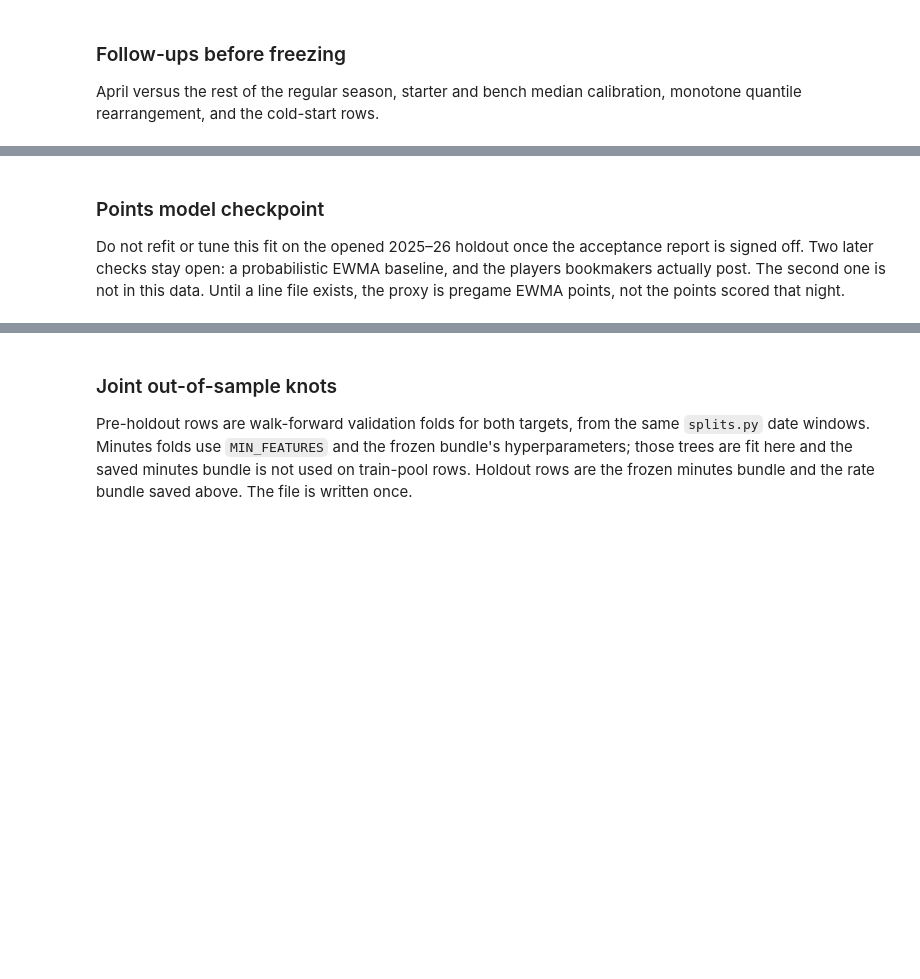
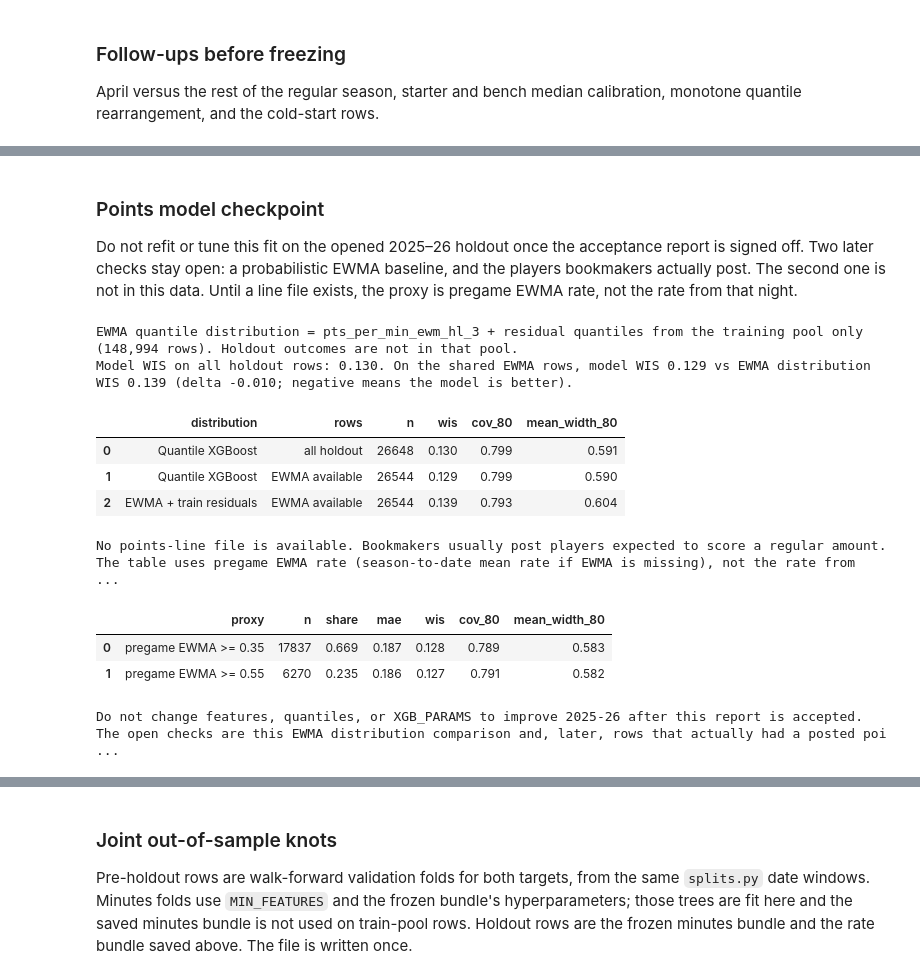
Before and after one commit to spon7ge/sports-quantitative-analysis, a Jupyter notebook: notebooks/nba/points/pts_nba_model.ipynb, the cells around one changed output, grey strips where cells are left out. Cells and saved outputs as stored; diff of their text form; code cells hidden in the pictures; blank space fills up the shorter version.

```diff
--- a/notebooks/nba/points/pts_nba_model.ipynb
+++ b/notebooks/nba/points/pts_nba_model.ipynb
@@ -888,18 +1248,18 @@ preds_ho_live = fallback_q
 # %% [markdown]
 ### Points model checkpoint
 
-Do not refit or tune this fit on the opened 2025–26 holdout once the acceptance report is signed off. Two later checks stay open: a probabilistic EWMA baseline, and the players bookmakers actually post. The second one is not in this data. Until a line file exists, the proxy is pregame EWMA points, not the points scored that night.
+Do not refit or tune this fit on the opened 2025–26 holdout once the acceptance report is signed off. Two later checks stay open: a probabilistic EWMA baseline, and the players bookmakers actually post. The second one is not in this data. Until a line file exists, the proxy is pregame EWMA rate, not the rate from that night.
 # %%
-LINE_PROXY_CUTOFFS = (10, 20)
+LINE_PROXY_CUTOFFS = (0.35, 0.55)
 
-train_y = ppm_df["pts"].to_numpy(dtype=float)
-train_ewma = ppm_df["pts_ewm_hl_3"].to_numpy(dtype=float)
+train_y = ppm_df[TARGET_COL].to_numpy(dtype=float)
+train_ewma = ppm_df["pts_per_min_ewm_hl_3"].to_numpy(dtype=float)
 train_ok = np.isfinite(train_y) & np.isfinite(train_ewma)
 train_residual = train_y[train_ok] - train_ewma[train_ok]
 
 hold_y = np.asarray(y_ho, dtype=float)
-hold_ewma = ppm_holdout["pts_ewm_hl_3"].to_numpy(dtype=float)
-hold_season = ppm_holdout["season_pts_mean"].to_numpy(dtype=float)
+hold_ewma = ppm_holdout["pts_per_min_ewm_hl_3"].to_numpy(dtype=float)
+hold_season = ppm_holdout["season_pts_per_min_mean"].to_numpy(dtype=float)
 model_q = {key: np.asarray(pred, dtype=float) for key, pred in preds_ho.items()}
 levels = sorted(model_q, key=lambda key: float(str(key).split("_", 1)[1]))
 residual_q = {
@@ -954,7 +1314,7 @@ baseline = pd.DataFrame([
     },
 ])
 print(
-    "EWMA quantile distribution = pts_ewm_hl_3 + residual quantiles from the "
+    "EWMA quantile distribution = pts_per_min_ewm_hl_3 + residual quantiles from the "
     f"training pool only ({int(train_ok.sum()):,} rows). Holdout outcomes are not in that pool."
 )
 print(
@@ -962,35 +1322,49 @@ print(
     f"On the shared EWMA rows, model WIS {model_wis_paired:.3f} vs "
     f"EWMA distribution WIS {ewma_wis_paired:.3f} "
     f"(delta {model_wis_paired - ewma_wis_paired:+.3f}; negative means the model is better)."
 )
 display(baseline.round(3))
 
 pregame = np.where(np.isfinite(hold_ewma), hold_ewma, hold_season)
 proxy_rows = []
 for cutoff in LINE_PROXY_CUTOFFS:
     mask = np.isfinite(hold_y) & np.isfinite(pregame) & (pregame >= cutoff)
     y = hold_y[mask]
     q50 = model_q["q_0.50"][mask]
     proxy_rows.append({
         "proxy": f"pregame EWMA >= {cutoff:g}",
         "n": int(mask.sum()),
         "share": float(mask.mean()),
         "mae": float(np.mean(np.abs(y - q50))),
         "wis": _wis(mask, model_q),
         "cov_80": interval_coverage(y, model_q["q_0.10"][mask], model_q["q_0.90"][mask]),
         "mean_width_80": float(np.mean(model_q["q_0.90"][mask] - model_q["q_0.10"][mask])),
     })
 print(
     "No points-line file is available. Bookmakers usually post players expected "
-    "to score a regular amount. The table uses pregame EWMA (season average if EWMA "
-    "is missing), not points scored in that game. It is not the posted-line population."
+    "to score a regular amount. The table uses pregame EWMA rate (season-to-date "
+    "mean rate if EWMA is missing), not the rate from that game. Cutoffs 0.35 and "
+    "0.55 pts/min stand in for the old 10- and 20-point proxies. It is not the "
+    "posted-line population."
 )
 display(pd.DataFrame(proxy_rows).round(3))
 print(
     "Do not change features, quantiles, or XGB_PARAMS to improve 2025-26 after this "
     "report is accepted. The open checks are this EWMA distribution comparison and, "
     "later, rows that actually had a posted points line."
 )
+# %% [output]
+EWMA quantile distribution = pts_per_min_ewm_hl_3 + residual quantiles from the training pool only (148,994 rows). Holdout outcomes are not in that pool.
+Model WIS on all holdout rows: 0.130. On the shared EWMA rows, model WIS 0.129 vs EWMA distribution WIS 0.139 (delta -0.010; negative means the model is better).
+|  | distribution | rows | n | wis | cov_80 | mean_width_80 |
+| 0 | Quantile XGBoost | all holdout | 26648 | 0.130 | 0.799 | 0.591 |
+| 1 | Quantile XGBoost | EWMA available | 26544 | 0.129 | 0.799 | 0.590 |
+| 2 | EWMA + train residuals | EWMA available | 26544 | 0.139 | 0.793 | 0.604 |
+No points-line file is available. Bookmakers usually post players expected to score a regular amount. The table uses pregame EWMA rate (season-to-date mean rate if EWMA is missing), not the rate from  ...
+|  | proxy | n | share | mae | wis | cov_80 | mean_width_80 |
+| 0 | pregame EWMA >= 0.35 | 17837 | 0.669 | 0.187 | 0.128 | 0.789 | 0.583 |
+| 1 | pregame EWMA >= 0.55 | 6270 | 0.235 | 0.186 | 0.127 | 0.791 | 0.582 |
+Do not change features, quantiles, or XGB_PARAMS to improve 2025-26 after this report is accepted. The open checks are this EWMA distribution comparison and, later, rows that actually had a posted poi ...
 # %%
 save_path = save_model_bundle(
     models_ho,
```
Also changed, not shown: parts of 26 cells of this notebook, 1 other file.
